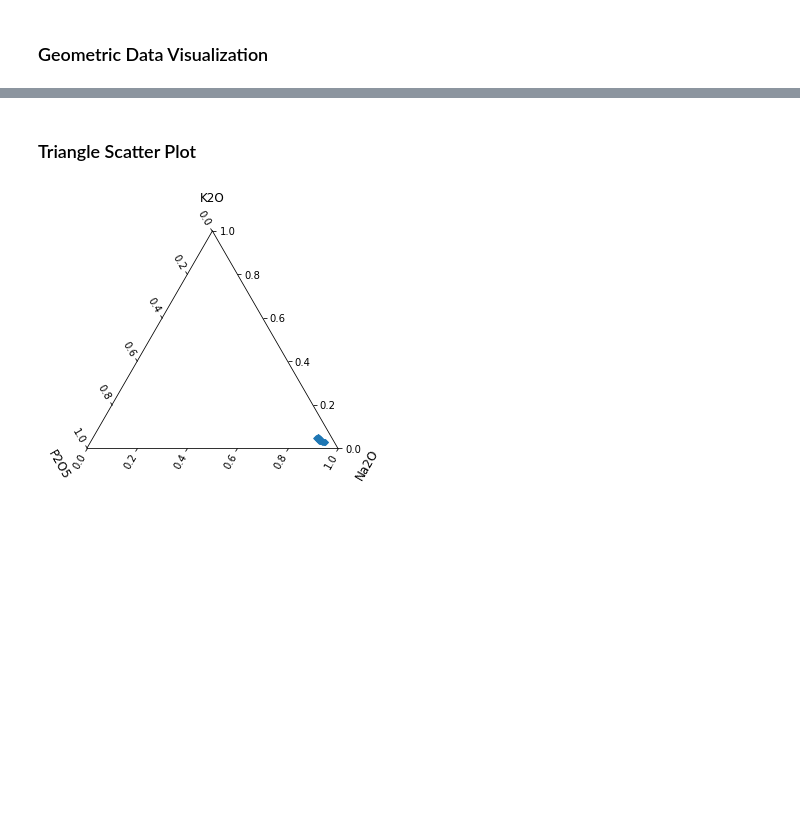
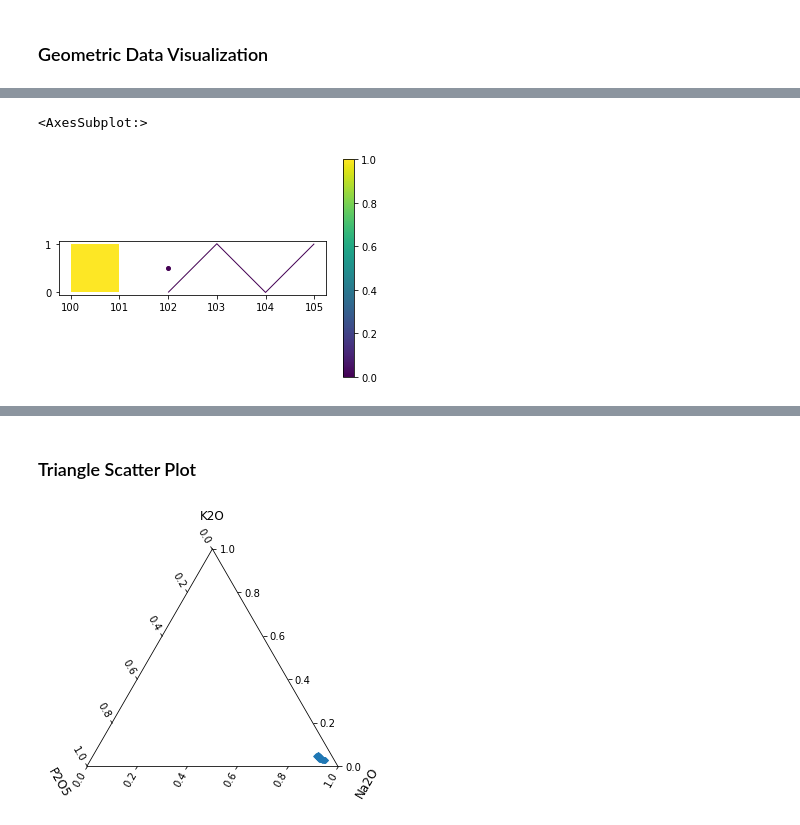
Before and after one commit to CCNY-Earthchem-Projects/geochem-ds, a Jupyter notebook: notebooks/Notebook PetroPlot/PetroPlot Clone.ipynb, the cells around one changed output, grey strips where cells are left out. Cells and saved outputs as stored; diff of their text form; code cells hidden in the pictures; blank space fills up the shorter version.

```diff
--- a/notebooks/Notebook PetroPlot/PetroPlot Clone.ipynb
+++ b/notebooks/Notebook PetroPlot/PetroPlot Clone.ipynb
@@ -264,4 +264,6 @@ plt.ylim(.13, .22)
 # %% [markdown]
 ### Geometric Data Visualization
 # %%
-gdf = geopandas.read_file(<Name of GeoJSON file>)
+#gdf = geopandas.read_file(<Name of GeoJSON file>)
+
+gdf = geopandas.read_file("mapTest.geojson")
@@ -268,3 +276,7 @@ gdf = geopandas.read_file(<Name of GeoJSON file>)
 # %%
-gdf.plot("<Name of plot>", legend=True)
+#gdf.plot("<Name of key to plot>", legend=True)
+gdf.plot("area", legend=True)
+# %% [output]
+<AxesSubplot:>
+[figure, added]
 # %%
```
Also changed, not shown: parts of 5 cells of this notebook, 1 other file.
